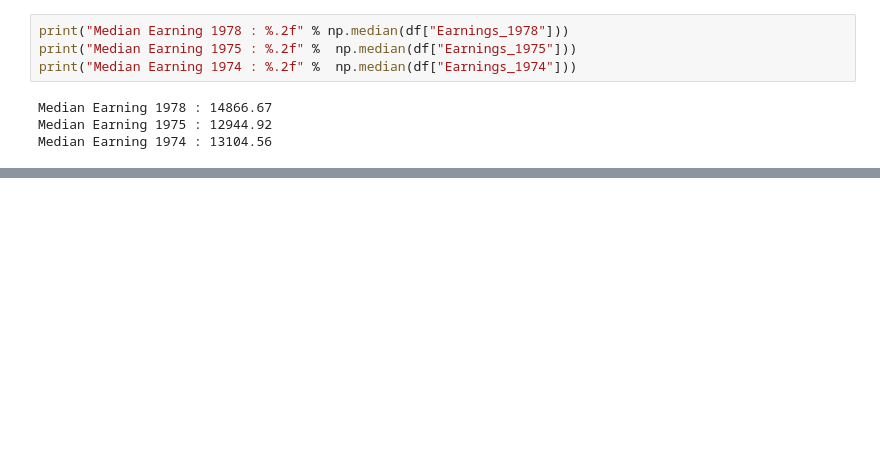
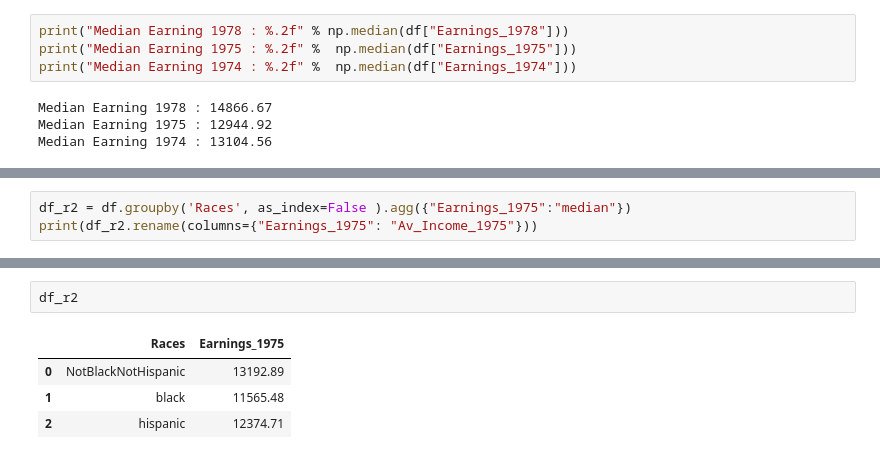
Before and after one commit to fadesere/BSIP_Assignment_1_Students, a Jupyter notebook: Assignment.ipynb, the cells around one changed output, grey strips where cells are left out. Drawn from its saved outputs; the diff is of its cells as text; blank space fills up the shorter version.

```diff
--- a/Assignment.ipynb
+++ b/Assignment.ipynb
@@ -429,0 +477,3 @@ Median Earning 1974 : 13104.56
+# %%
+df_r2 = df.groupby('Races', as_index=False ).agg({"Earnings_1975":"median"})
+print(df_r2.rename(columns={"Earnings_1975": "Av_Income_1975"}))
@@ -429,0 +493,7 @@ Median Earning 1974 : 13104.56
+# %%
+df_r2
+# %% [output]
+|  | Races | Earnings_1975 |
+| 0 | NotBlackNotHispanic | 13192.89 |
+| 1 | black | 11565.48 |
+| 2 | hispanic | 12374.71 |
```
Also changed, not shown: parts of 15 cells of this notebook.
